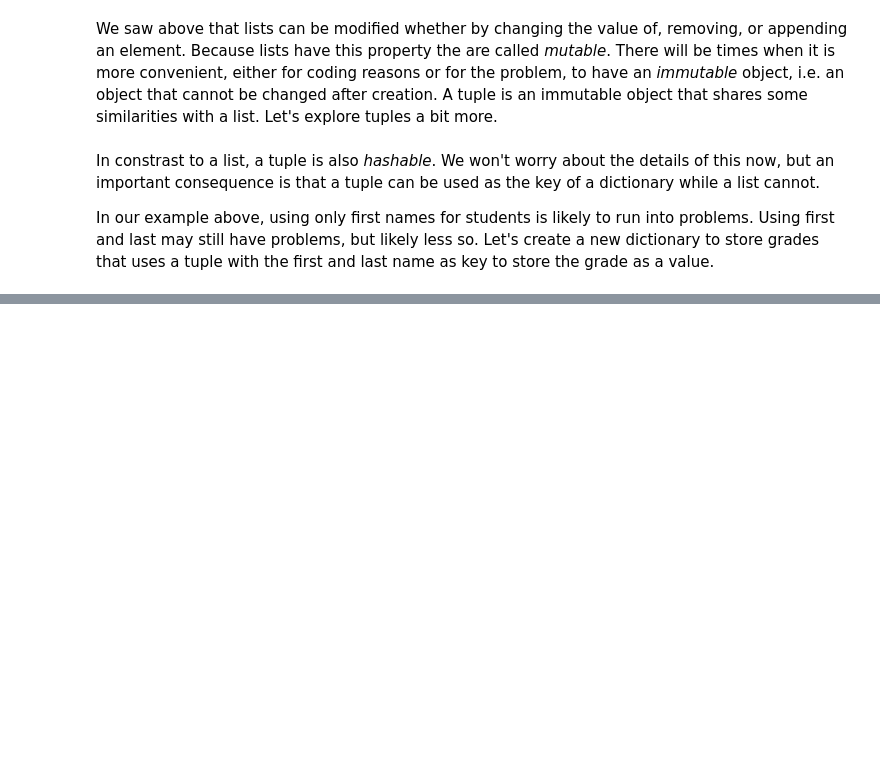
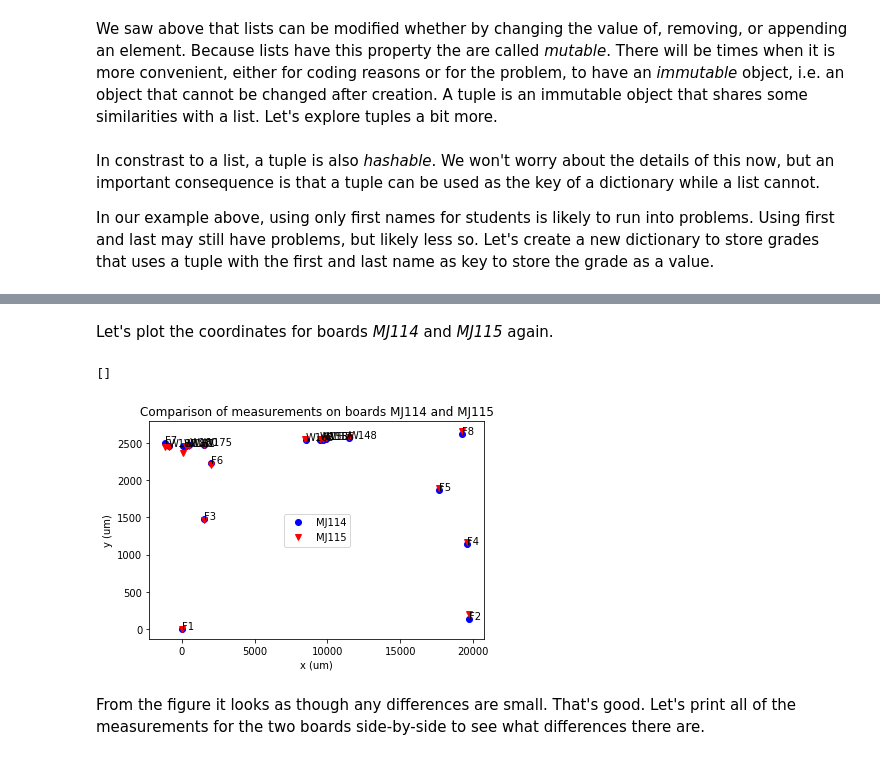
Before and after one commit to fgolf/comp-phys, a Jupyter notebook: intro-python/pyintro.ipynb, the cells around one changed output, grey strips where cells are left out. Cells and saved outputs as stored; diff of their text form; code cells hidden in the pictures; blank space fills up the shorter version.

```diff
--- a/intro-python/pyintro.ipynb
+++ b/intro-python/pyintro.ipynb
@@ -354,0 +449,5 @@ for key,value in gdict.items():
+# %%
+meas = 'F1'
+for key,value in boards.items():
+    (x,y) = boards[key][meas]
+    print('{}, {}: ({},{})'.format(key,meas,x,y))
@@ -354,0 +466,7 @@ for key,value in gdict.items():
+# %%
+for board in boards.keys():
+    current_f1 = boards[board]['F1']
+    print('current_f1: ({},{})'.format(current_f1[0],current_f1[1]))
+    for meas in boards[board].keys():
+        boards[board][meas] = boards[board][meas]-current_f1
+        boards[board][meas] = boards[board][meas]*[1,-1]
@@ -354,0 +485,5 @@ for key,value in gdict.items():
+# %%
+meas = 'F1'
+for key,value in boards.items():
+    (x,y) = boards[key][meas]
+    print('{}, {}: ({},{})'.format(key,meas,x,y))
@@ -354,0 +502,5 @@ for key,value in gdict.items():
+# %%
+meas = 'F2'
+for key,value in boards.items():
+    (x,y) = boards[key][meas]
+    print('{}, {}: ({},{})'.format(key,meas,x,y))
@@ -354,0 +517,20 @@ for key,value in gdict.items():
+# %% [markdown]
+Let's plot the coordinates for boards *MJ114* and *MJ115* again.
+# %%
+(xvals_mj114,yvals_mj114) = get_board_x_y_coords('MJ114')
+(xvals_mj115,yvals_mj115) = get_board_x_y_coords('MJ115')
+fig,ax = plt.subplots()
+ax.plot(xvals_mj114,yvals_mj114,markers[2]+colors[0],label='MJ114')
+ax.plot(xvals_mj115,yvals_mj115,markers[3]+colors[2],label='MJ115')
+for x,y,label in list(zip(xvals_mj114,yvals_mj114,board_mj114.keys())):
+    ax.annotate(label,(x,y))
+ax.set_xlabel('x (um)')
+ax.set_ylabel('y (um)')
+ax.set_title('Comparison of measurements on boards MJ114 and MJ115')
+plt.legend(loc='center')
+ax.plot()
+# %% [output]
+[]
+[figure, added]
+# %% [markdown]
+From the figure it looks as though any differences are small.  That's good.  Let's print all of the measurements for the two boards side-by-side to see what differences there are.
```
Also changed, not shown: parts of 25 cells of this notebook, 5 other files.
